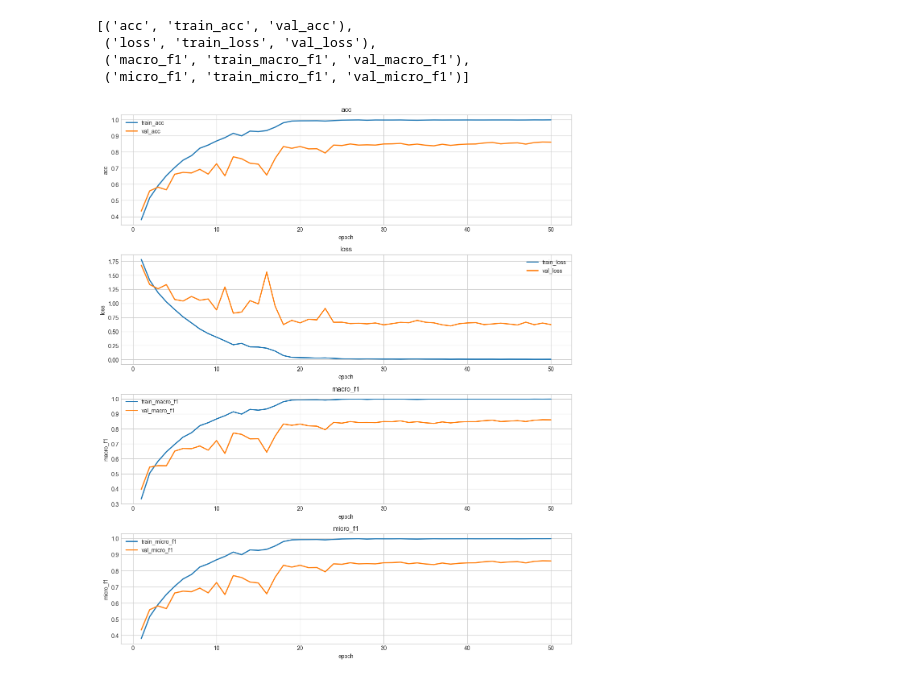
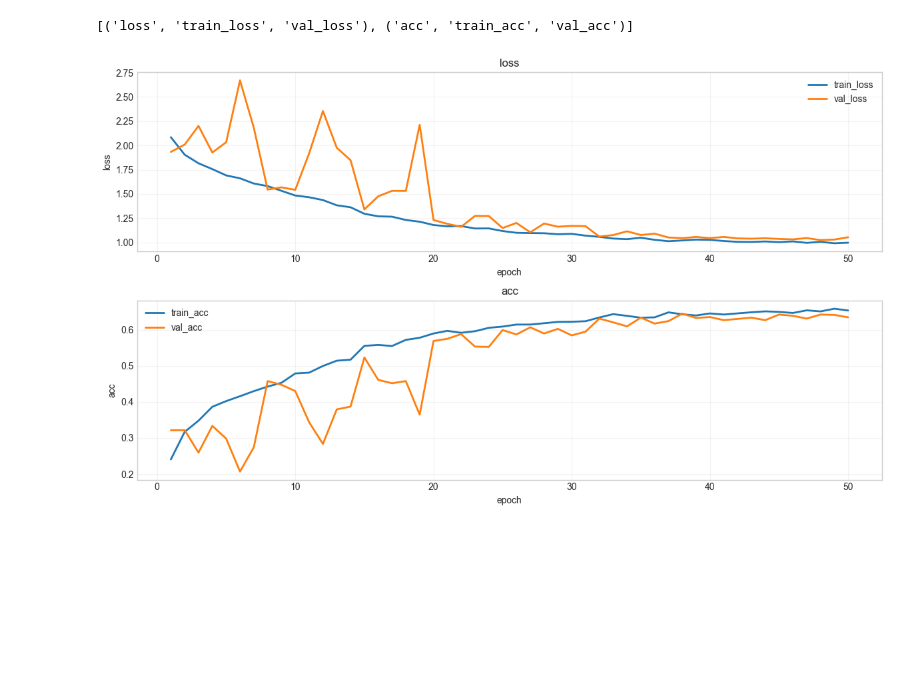
Before and after one commit to jianzulin-alt/ml-based-analysis-of-sound, a Jupyter notebook: src/train/analyse_train_run.ipynb, the cells around one changed output. Saved outputs shown, nothing was run; the diff lists cells and outputs as text; code cells hidden in the pictures; blank space fills up the shorter version.

```diff
--- a/src/train/analyse_train_run.ipynb
+++ b/src/train/analyse_train_run.ipynb
@@ -172 +18,8 @@ def load_history(history_csv_path: Path, ckpt_path: Path | None):
+# %%
+# RUN_INPUT = "src/models/saved_weights/chinese_single_label_mel_cnn_ft_irmas"
+# RUN_INPUT = "src/models/saved_weights/irmas/irmas_single_label_mel_densenet_121"
+RUN_INPUT = "src/models/saved_weights/irmas/irmas_single_label_mel_cnn"
+
+PREFERRED_WEIGHT = "best_val.pt"
+PROJECT_ROOT_HINT: str | None = None
 # %%
@@ -239,11 +130,0 @@ if history_df.empty:
-# %%
-if not history_df.empty:
-    history_df = history_df.copy()
-    if 'epoch' not in history_df.columns:
-        history_df.insert(0, 'epoch', np.arange(1, len(history_df) + 1))
-
-    for c in history_df.columns:
-        if c != 'epoch':
-            history_df[c] = pd.to_numeric(history_df[c], errors='coerce')
-
-history_df.head() if not history_df.empty else pd.DataFrame({'info': ['history unavailable']})
@@ -283,42 +176,31 @@ pd.DataFrame([diagnostics]).T.rename(columns={0: 'value'}) if diagnostics else p
-# %%
-def pair_train_val_metrics(columns):
-    pairs = []
-    seen = set()
-    for c in columns:
-        if c.startswith('train_'):
-            base = c[len('train_'):]
-            vc = f'val_{base}'
-            if vc in columns and base not in seen:
-                pairs.append((base, c, vc))
-                seen.add(base)
-    return pairs
-
-pairs = pair_train_val_metrics(history_df.columns) if not history_df.empty else []
-pairs
-# %% [output]
-[('acc', 'train_acc', 'val_acc'),
- ('loss', 'train_loss', 'val_loss'),
- ('macro_f1', 'train_macro_f1', 'val_macro_f1'),
- ('micro_f1', 'train_micro_f1', 'val_micro_f1')]
+# %%
+from src.train.load_run import metric_pairs
+
+
+pairs = metric_pairs(history_df.columns) if not history_df.empty else []
+pairs
+# %% [output]
+[('loss', 'train_loss', 'val_loss'), ('acc', 'train_acc', 'val_acc')]
 # %%
 if history_df.empty:
-    print('Skipping plots: history unavailable.')
+    print("Skipping plots: history unavailable.")
 elif not pairs:
-    print('Skipping plots: no train_/val_ metric pairs in history.')
+    print("Skipping plots: no train_/val_ metric pairs in history.")
 else:
     n = len(pairs)
     fig, axes = plt.subplots(nrows=n, ncols=1, figsize=(12, max(3.5 * n, 4)), squeeze=False)
 
     for i, (base, train_col, val_col) in enumerate(pairs):
         ax = axes[i, 0]
-        ax.plot(history_df['epoch'], history_df[train_col], label=train_col, linewidth=2)
-        ax.plot(history_df['epoch'], history_df[val_col], label=val_col, linewidth=2)
+        ax.plot(history_df["epoch"], history_df[train_col], label=train_col, linewidth=2)
+        ax.plot(history_df["epoch"], history_df[val_col], label=val_col, linewidth=2)
         ax.set_title(base)
-        ax.set_xlabel('epoch')
+        ax.set_xlabel("epoch")
         ax.set_ylabel(base)
-        ax.legend(loc='best')
+        ax.legend(loc="best")
+        ax.grid(alpha=0.25)
 
     plt.tight_layout()
     plt.show()
 # %% [output]
-[figure, old version]
+[figure, new version]
```
Also changed, not shown: parts of 8 cells of this notebook, 26 other files.
